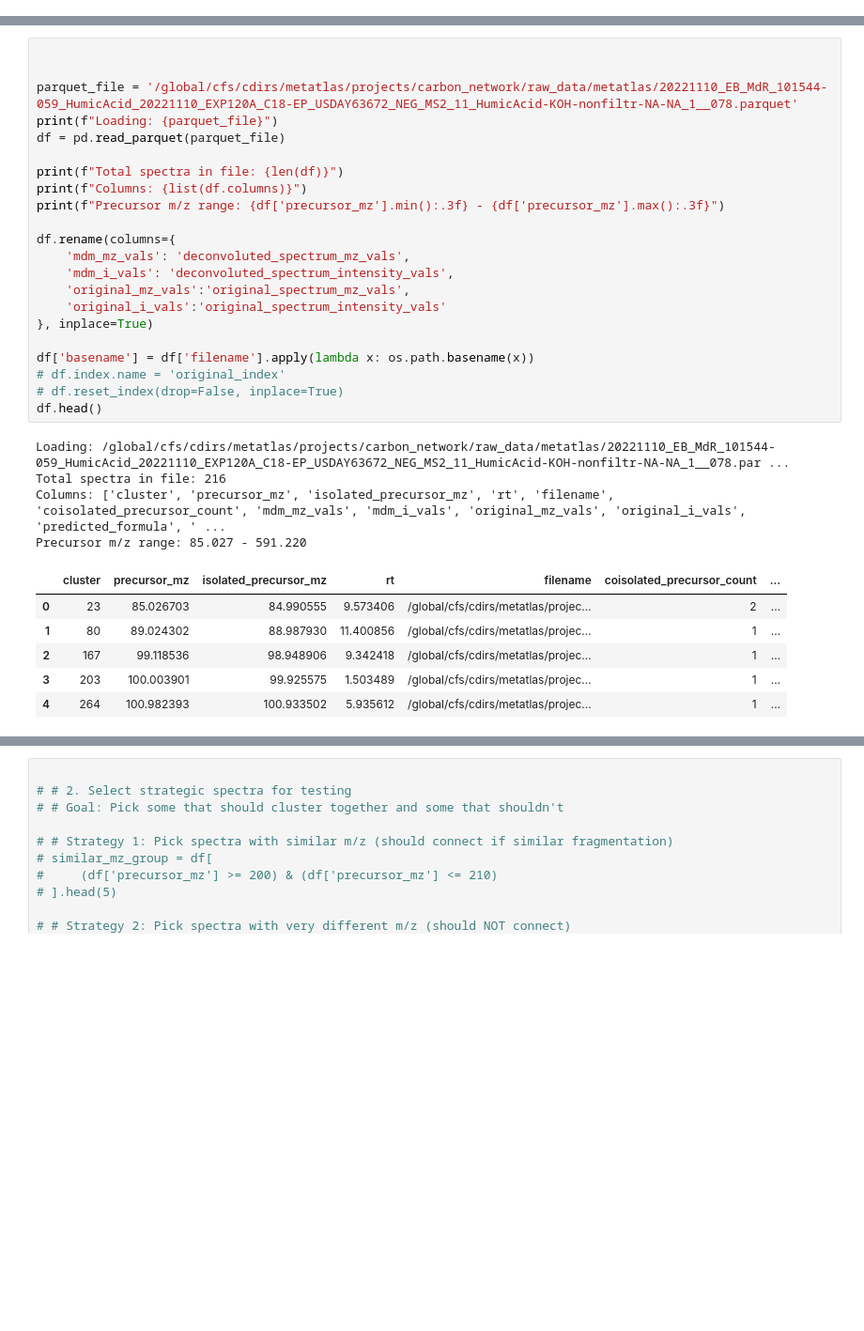
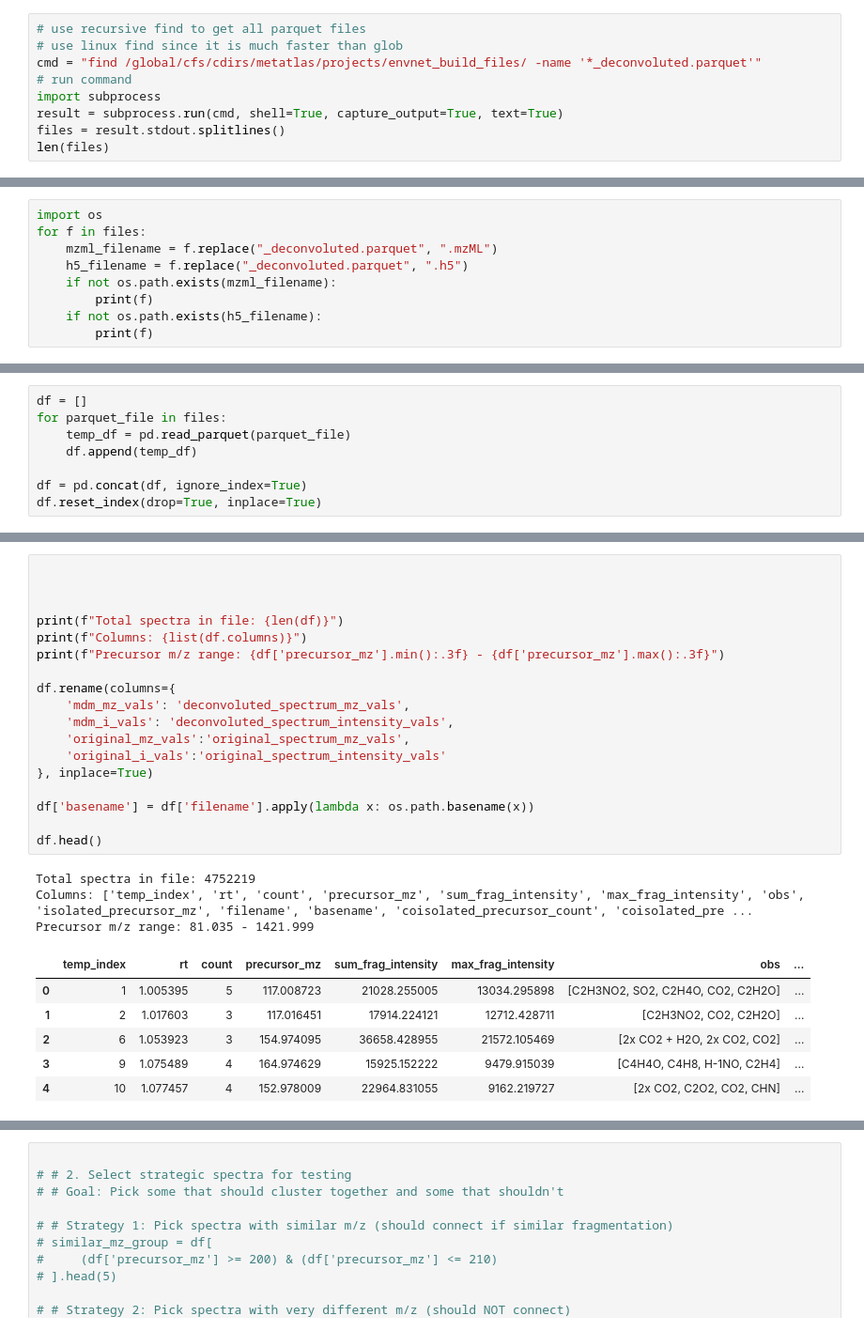
Before and after one commit to biorack/envnet, a Jupyter notebook: notebooks/build_toy_networks.ipynb, the cells around one changed output, grey strips where cells are left out. Shown: that part at 94% size. Drawn from its saved outputs; the diff is of its cells as text; blank space fills up the shorter version.

```diff
--- a/notebooks/build_toy_networks.ipynb
+++ b/notebooks/build_toy_networks.ipynb
@@ -28,0 +29,9 @@ config.min_cluster_size = 1
+# %%
+# use recursive find to get all parquet files
+# use linux find since it is much faster than glob
+cmd = "find /global/cfs/cdirs/metatlas/projects/envnet_build_files/ -name '*_deconvoluted.parquet'"
+# run command
+import subprocess
+result = subprocess.run(cmd, shell=True, capture_output=True, text=True)
+files = result.stdout.splitlines()
+len(files)
@@ -28,0 +40,9 @@ config.min_cluster_size = 1
+# %%
+import os
+for f in files:
+    mzml_filename = f.replace("_deconvoluted.parquet", ".mzML")
+    h5_filename = f.replace("_deconvoluted.parquet", ".h5")
+    if not os.path.exists(mzml_filename):
+        print(f)
+    if not os.path.exists(h5_filename):
+        print(f)
@@ -28,0 +63,8 @@ config.min_cluster_size = 1
+# %%
+df = []
+for parquet_file in files:
+    temp_df = pd.read_parquet(parquet_file)
+    df.append(temp_df)
+
+df = pd.concat(df, ignore_index=True)
+df.reset_index(drop=True, inplace=True)
@@ -29,33 +91,28 @@ config.min_cluster_size = 1
 # %%
 
 
-parquet_file = '/global/cfs/cdirs/metatlas/projects/carbon_network/raw_data/metatlas/20221110_EB_MdR_101544-059_HumicAcid_20221110_EXP120A_C18-EP_USDAY63672_NEG_MS2_11_HumicAcid-KOH-nonfiltr-NA-NA_1__078.parquet'
-print(f"Loading: {parquet_file}")
-df = pd.read_parquet(parquet_file)
 
 print(f"Total spectra in file: {len(df)}")
 print(f"Columns: {list(df.columns)}")
 print(f"Precursor m/z range: {df['precursor_mz'].min():.3f} - {df['precursor_mz'].max():.3f}")
 
 df.rename(columns={
     'mdm_mz_vals': 'deconvoluted_spectrum_mz_vals',
     'mdm_i_vals': 'deconvoluted_spectrum_intensity_vals',
     'original_mz_vals':'original_spectrum_mz_vals',
     'original_i_vals':'original_spectrum_intensity_vals'
 }, inplace=True)
 
 df['basename'] = df['filename'].apply(lambda x: os.path.basename(x))
-# df.index.name = 'original_index'
-# df.reset_index(drop=False, inplace=True)
+
 df.head()
 # %% [output]
-Loading: /global/cfs/cdirs/metatlas/projects/carbon_network/raw_data/metatlas/20221110_EB_MdR_101544-059_HumicAcid_20221110_EXP120A_C18-EP_USDAY63672_NEG_MS2_11_HumicAcid-KOH-nonfiltr-NA-NA_1__078.par ...
-Total spectra in file: 216
-Columns: ['cluster', 'precursor_mz', 'isolated_precursor_mz', 'rt', 'filename', 'coisolated_precursor_count', 'mdm_mz_vals', 'mdm_i_vals', 'original_mz_vals', 'original_i_vals', 'predicted_formula', ' ...
-Precursor m/z range: 85.027 - 591.220
+Total spectra in file: 4752219
+Columns: ['temp_index', 'rt', 'count', 'precursor_mz', 'sum_frag_intensity', 'max_frag_intensity', 'obs', 'isolated_precursor_mz', 'filename', 'basename', 'coisolated_precursor_count', 'coisolated_pre ...
+Precursor m/z range: 81.035 - 1421.999
-|  | cluster | precursor_mz | isolated_precursor_mz | rt | filename | coisolated_precursor_count | ... |
-| 0 | 23 | 85.026703 | 84.990555 | 9.573406 | /global/cfs/cdirs/metatlas/projec... | 2 | ... |
-| 1 | 80 | 89.024302 | 88.987930 | 11.400856 | /global/cfs/cdirs/metatlas/projec... | 1 | ... |
-| 2 | 167 | 99.118536 | 98.948906 | 9.342418 | /global/cfs/cdirs/metatlas/projec... | 1 | ... |
-| 3 | 203 | 100.003901 | 99.925575 | 1.503489 | /global/cfs/cdirs/metatlas/projec... | 1 | ... |
-| 4 | 264 | 100.982393 | 100.933502 | 5.935612 | /global/cfs/cdirs/metatlas/projec... | 1 | ... |
+|  | temp_index | rt | count | precursor_mz | sum_frag_intensity | max_frag_intensity | obs | ... |
+| 0 | 1 | 1.005395 | 5 | 117.008723 | 21028.255005 | 13034.295898 | [C2H3NO2, SO2, C2H4O, CO2, C2H2O] | ... |
+| 1 | 2 | 1.017603 | 3 | 117.016451 | 17914.224121 | 12712.428711 | [C2H3NO2, CO2, C2H2O] | ... |
+| 2 | 6 | 1.053923 | 3 | 154.974095 | 36658.428955 | 21572.105469 | [2x CO2 + H2O, 2x CO2, CO2] | ... |
+| 3 | 9 | 1.075489 | 4 | 164.974629 | 15925.152222 | 9479.915039 | [C4H4O, C4H8, H-1NO, C2H4] | ... |
+| 4 | 10 | 1.077457 | 4 | 152.978009 | 22964.831055 | 9162.219727 | [2x CO2, C2O2, CO2, CHN] | ... |
```
Also changed, not shown: parts of 14 cells of this notebook, 5 other files.
